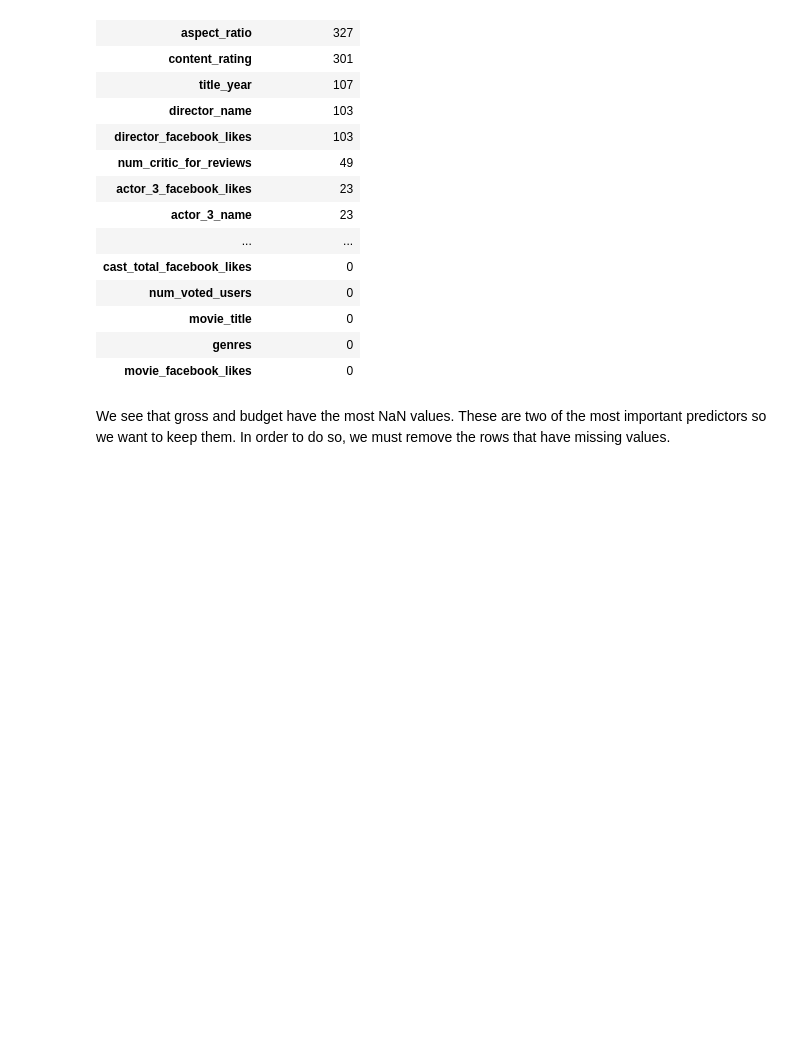
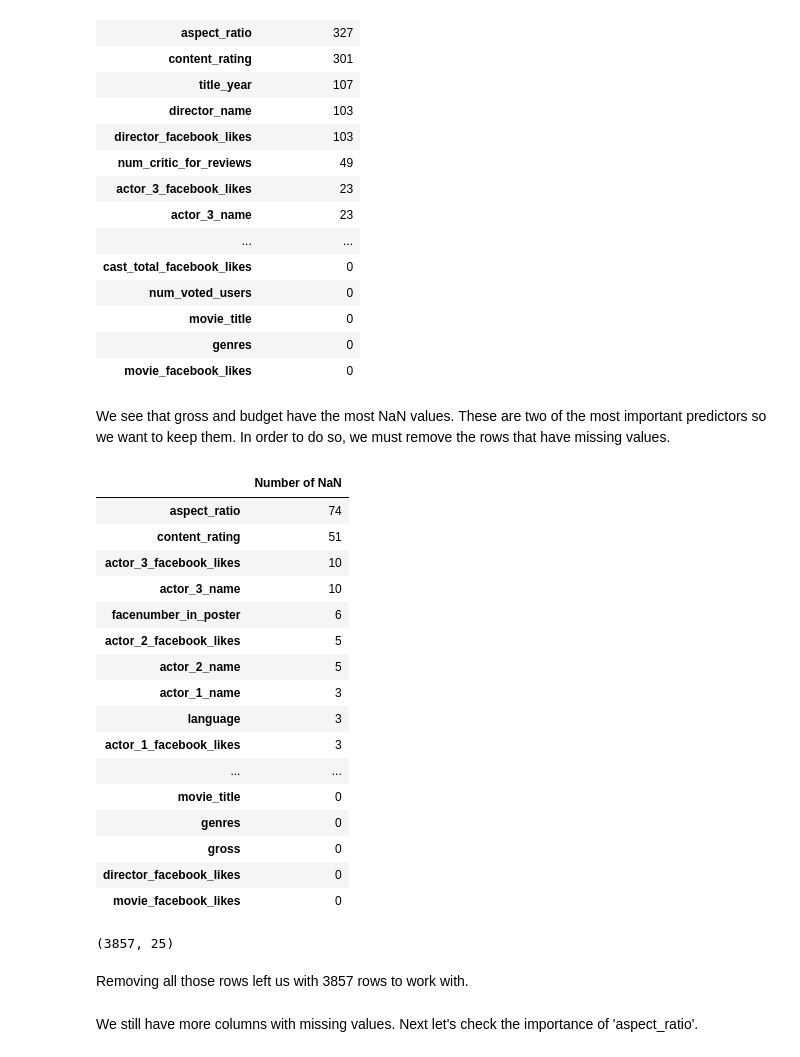
Before and after one commit to wchung42/ml-final-project, a Jupyter notebook: ml_final_project_imdb_movies.ipynb, the cells around one changed output. Drawn from its saved outputs; the diff is of its cells as text; code cells hidden in the pictures; blank space fills up the shorter version.

```diff
--- a/ml_final_project_imdb_movies.ipynb
+++ b/ml_final_project_imdb_movies.ipynb
@@ -205,3 +205,34 @@ nandata
 | movie_facebook_likes | 0 |
 # %% [markdown]
 We see that gross and budget have the most NaN values. These are two of the most important predictors so we want to keep them. In order to do so, we must remove the rows that have missing values.
+# %%
+data = data.dropna(subset = ['gross'])
+data = data.dropna(subset = ['budget'])
+nandata = data.isnull().sum().to_frame('Number of NaN').sort_values(by = ['Number of NaN'], ascending = False)
+nandata
+# %% [output]
+|  | Number of NaN |
+| aspect_ratio | 74 |
+| content_rating | 51 |
+| actor_3_facebook_likes | 10 |
+| actor_3_name | 10 |
+| facenumber_in_poster | 6 |
+| actor_2_facebook_likes | 5 |
+| actor_2_name | 5 |
+| actor_1_name | 3 |
+| language | 3 |
+| actor_1_facebook_likes | 3 |
+| ... | ... |
+| movie_title | 0 |
+| genres | 0 |
+| gross | 0 |
+| director_facebook_likes | 0 |
+| movie_facebook_likes | 0 |
+# %%
+data.shape
+# %% [output]
+(3857, 25)
+# %% [markdown]
+Removing all those rows left us with 3857 rows to work with.
+# %% [markdown]
+We still have more columns with missing values. Next let's check the importance of 'aspect_ratio'.
```
Also changed, not shown: parts of 17 cells of this notebook.
